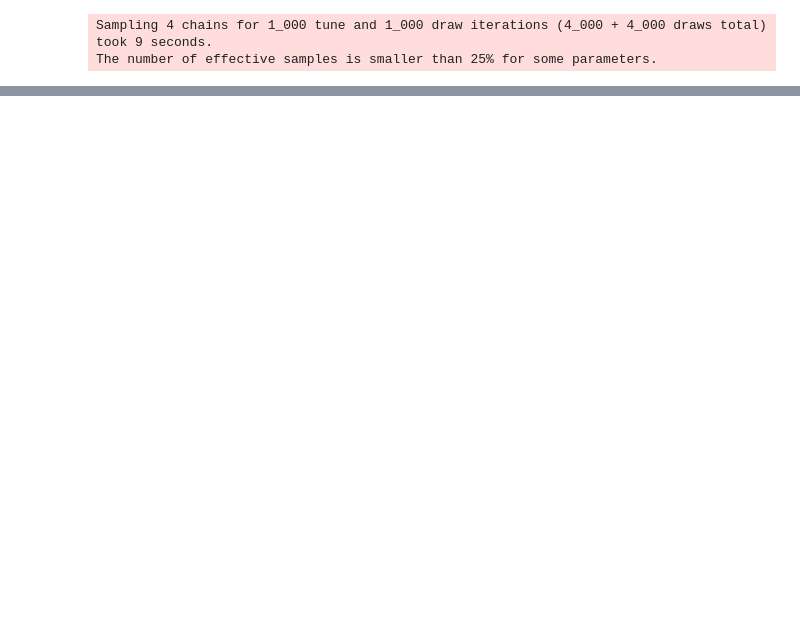
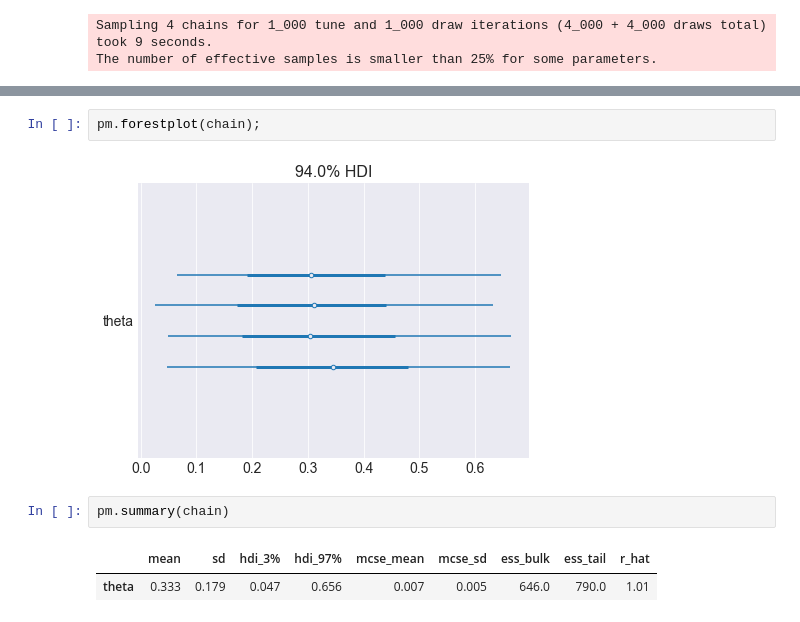
Before and after one commit to akiabe/bayesian-ml_intro, a Jupyter notebook: pymc3/chap2.ipynb, the cells around one changed output, grey strips where cells are left out. Cells and saved outputs as stored; diff of their text form; blank space fills up the shorter version.

```diff
--- a/pymc3/chap2.ipynb
+++ b/pymc3/chap2.ipynb
@@ -58,2 +53,11 @@ pm.traceplot(
 # %% [output]
 [figure]
+# %%
+pm.forestplot(chain);
+# %% [output]
+[figure, added]
+# %%
+pm.summary(chain)
+# %% [output]
+|  | mean | sd | hdi_3% | hdi_97% | mcse_mean | mcse_sd | ess_bulk | ess_tail | r_hat |
+| theta | 0.333 | 0.179 | 0.047 | 0.656 | 0.007 | 0.005 | 646.0 | 790.0 | 1.01 |
```
Also changed, not shown: parts of 4 cells of this notebook.
